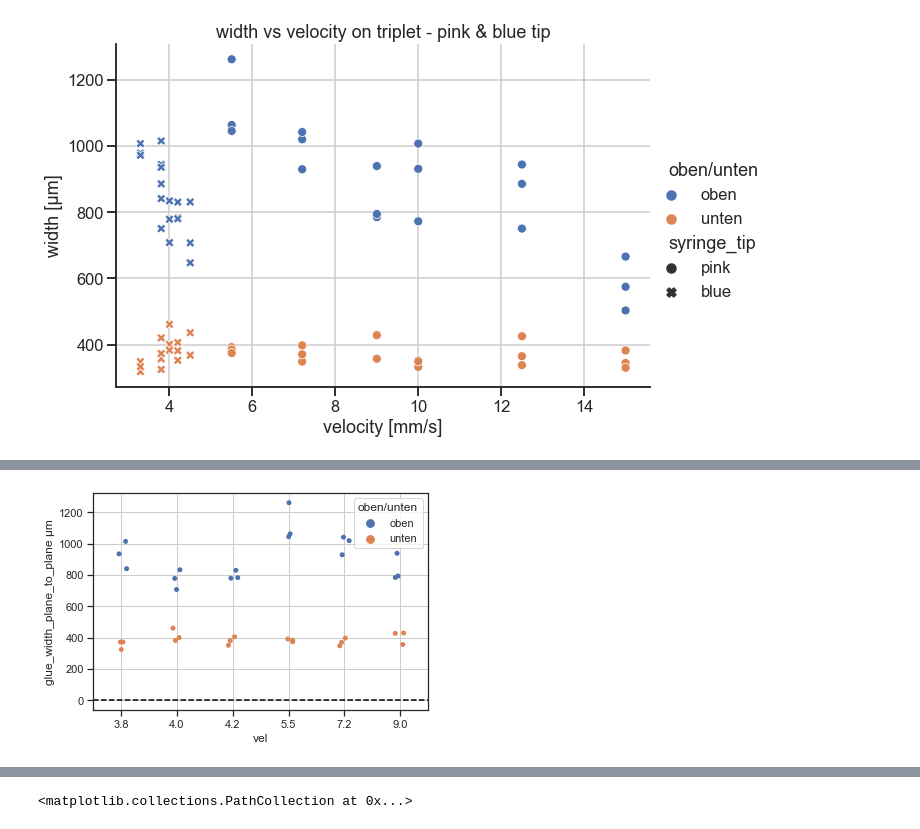
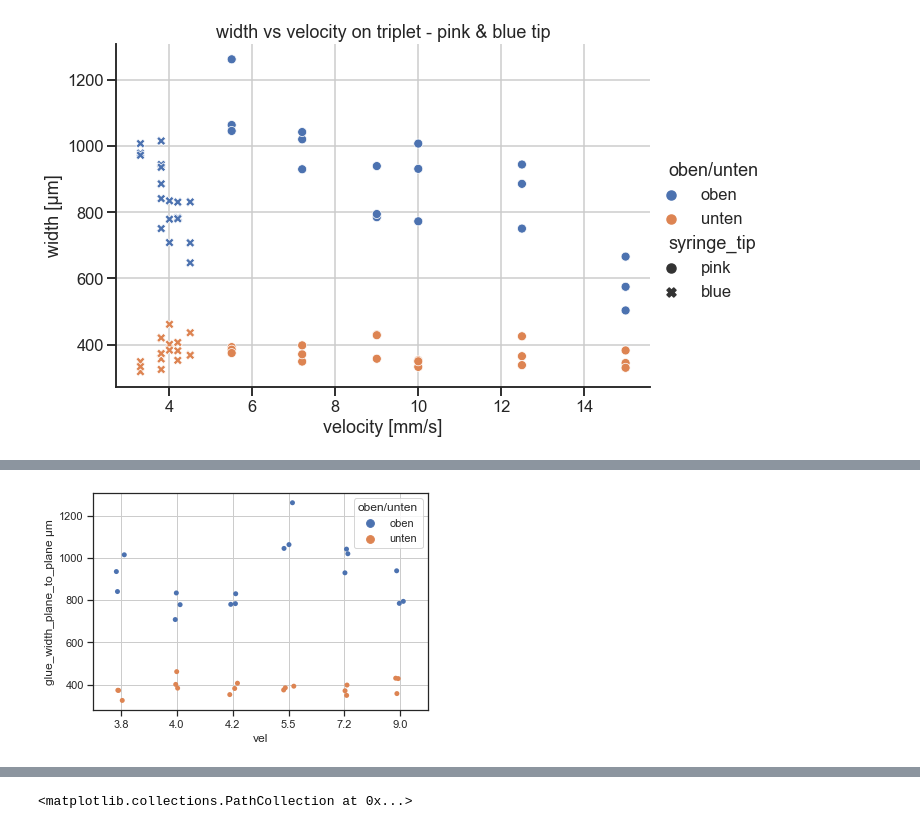
Before and after one commit to dbreitmoser/MADMAX_disk_analysis, a Jupyter notebook: analysis_notebooks/gluetrace_depth_study.ipynb, the cells around one changed output, grey strips where cells are left out. Drawn from its saved outputs; the diff is of its cells as text; code cells hidden in the pictures.

Commit message:
improved plots

```diff
--- a/analysis_notebooks/gluetrace_depth_study.ipynb
+++ b/analysis_notebooks/gluetrace_depth_study.ipynb
@@ -81,11 +83,11 @@ plt.grid(True)
 # %%
 sns.set_context('notebook')
 fig, ax = plt.subplots(1,1)
 sns.stripplot(data=pd.concat([trip_v7_data,trip_v4_data]), x="vel", y= "glue_width_plane_to_plane µm", hue="oben/unten", ax=ax)
-ax.axhline(0,c='black', ls='--')
+# ax.axhline(0,c='black', ls='--')
 plt.grid(True)
 # %% [output]
-[figure, old version]
+[figure, new version]
 # %%
 fig, ax = plt.subplots(1, 1)
 # sns.stripplot(data=trip_v3_data, x="vel", y= "glue_width_plane_to_plane µm", hue="oben/unten", ax=ax)
```
Also changed, not shown: parts of 4 cells of this notebook.
